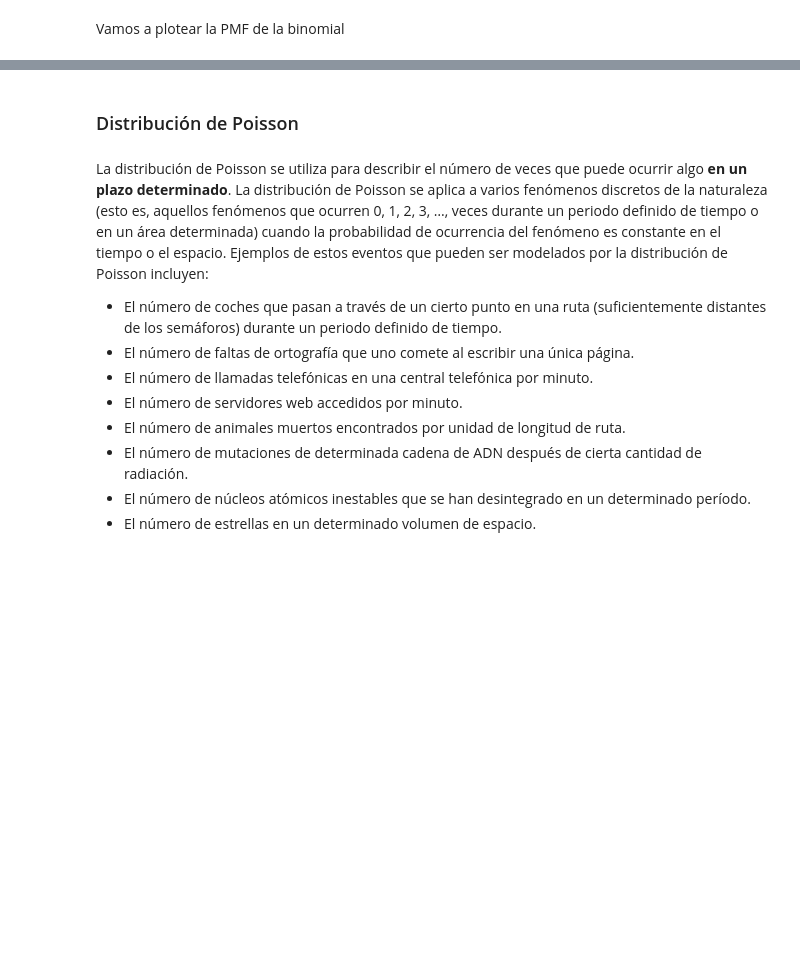
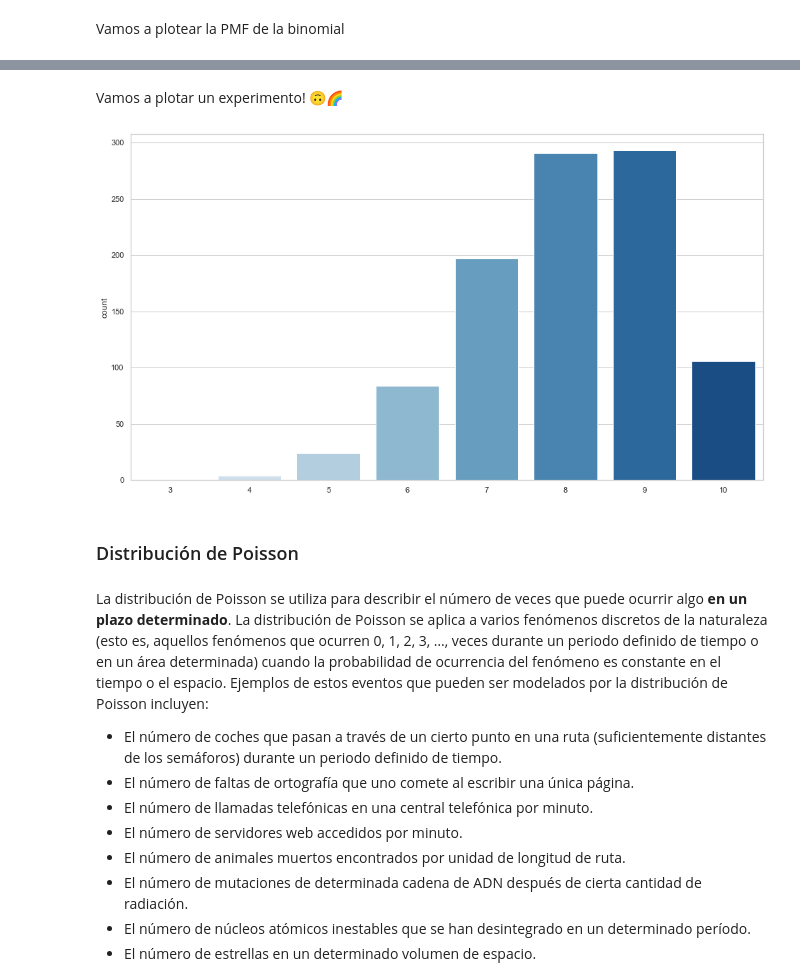
Before and after one commit to Ironhack-Data-Madrid-Octubre-2021/apuntes_clase, a Jupyter notebook: semana_05/03- Distribuciones discretas.ipynb, the cells around one changed output, grey strips where cells are left out. Cells and saved outputs as stored; diff of their text form; code cells hidden in the pictures; blank space fills up the shorter version.

```diff
--- a/semana_05/03- Distribuciones discretas.ipynb
+++ b/semana_05/03- Distribuciones discretas.ipynb
@@ -621,3 +671,9 @@ Lets plot an experiment
+# %% [markdown]
+Vamos a plotar un experimento! 🙃🌈
+# %%
+sns.countplot(x=my_binomial.rvs(size=1000), palette="Blues");
+# %% [output]
+[figure, added]
 # %% [markdown]
 ### Distribución de Poisson
 # %% [markdown]
```
Also changed, not shown: parts of 43 cells of this notebook.
